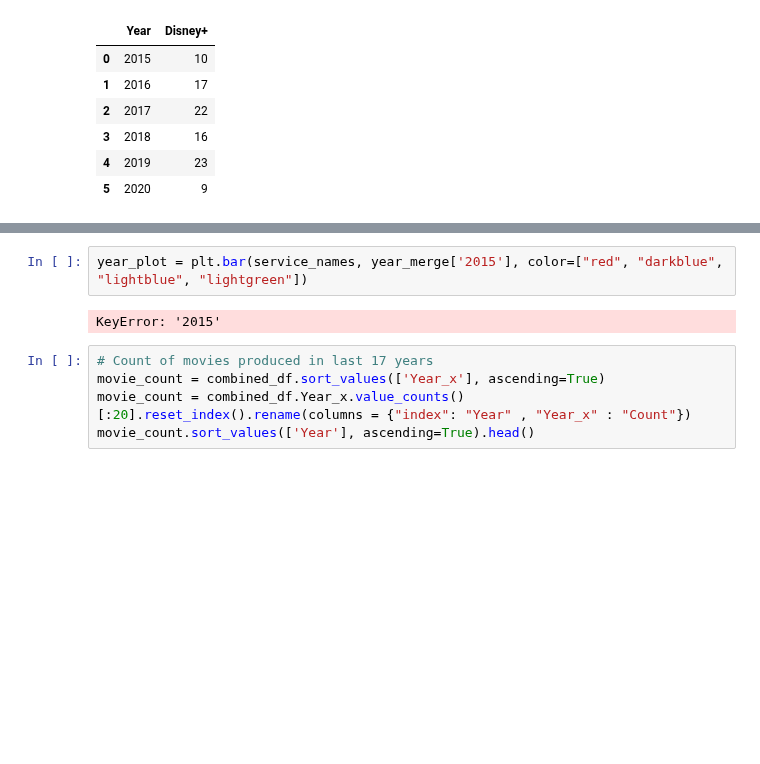
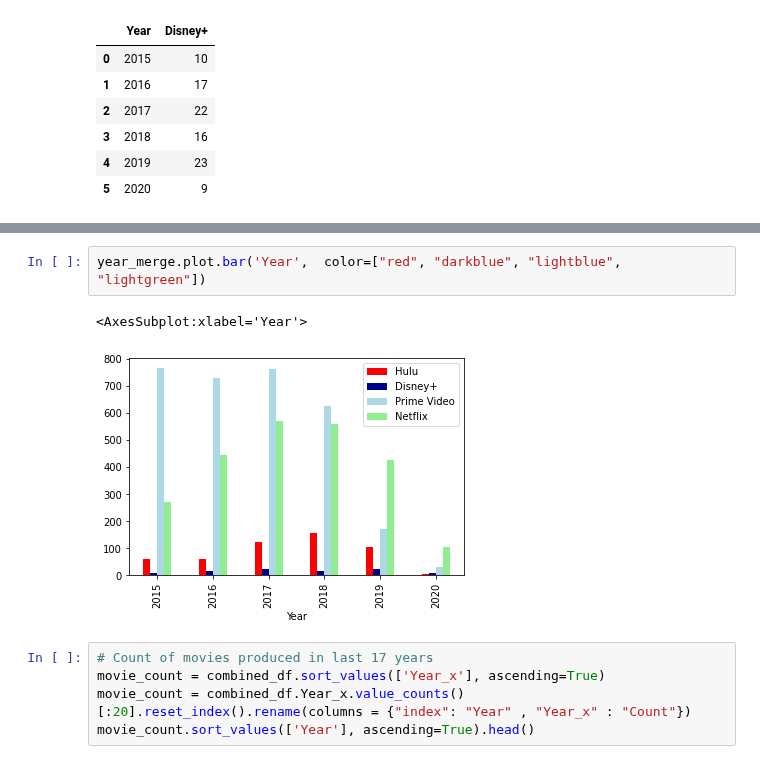
Before and after one commit to jacance/streaming-service-analysis, a Jupyter notebook: PrimeFlix_Tara.ipynb, the cells around one changed output, grey strips where cells are left out. Cells and saved outputs as stored; diff of their text form; blank space fills up the shorter version.

```diff
--- a/PrimeFlix_Tara.ipynb
+++ b/PrimeFlix_Tara.ipynb
@@ -620,7 +609,8 @@ year_merge.set_index('Year').T
 # %%
-year_plot = plt.bar(service_names, year_merge['2015'], color=["red", "darkblue", "lightblue", "lightgreen"])
+year_merge.plot.bar('Year',  color=["red", "darkblue", "lightblue", "lightgreen"])
 # %% [output]
-KeyError: '2015'
+<AxesSubplot:xlabel='Year'>
+[figure, added]
 # %%
 # Count of movies produced in last 17 years
 movie_count = combined_df.sort_values(['Year_x'], ascending=True)
```
Also changed, not shown: parts of 14 cells of this notebook.
